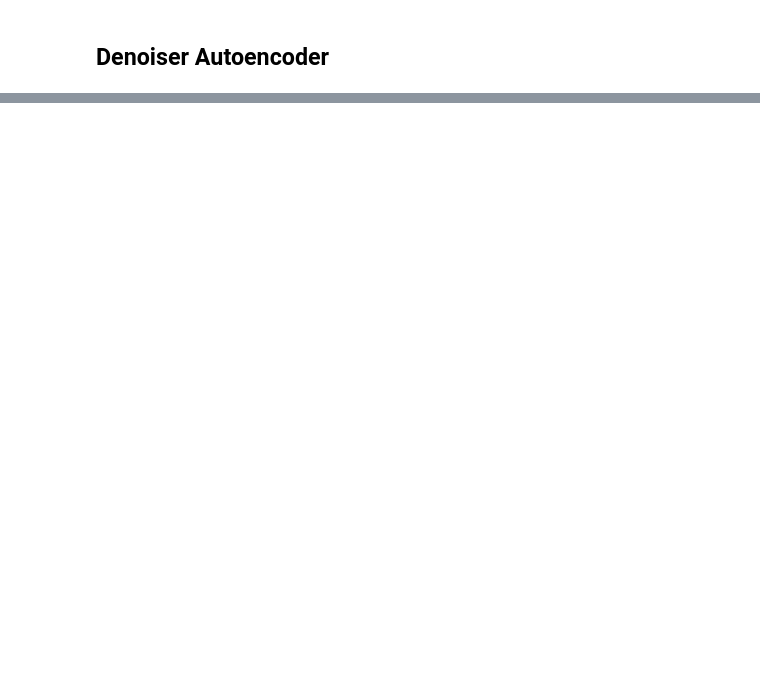
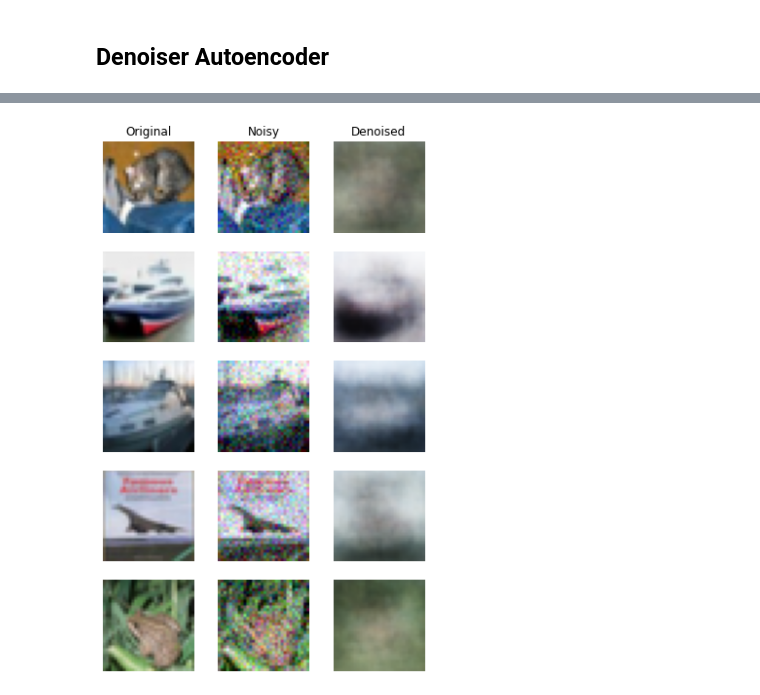
Before and after one commit to ashishthanki/MLProjects, a Jupyter notebook: SemiSupervisedLearning/CIFAR10/AutoEncoderCIFAR10.ipynb, the cells around one changed output, grey strips where cells are left out. Saved outputs shown, nothing was run; the diff lists cells and outputs as text; code cells hidden in the pictures; blank space fills up the shorter version.

```diff
--- a/SemiSupervisedLearning/CIFAR10/AutoEncoderCIFAR10.ipynb
+++ b/SemiSupervisedLearning/CIFAR10/AutoEncoderCIFAR10.ipynb
@@ -82,2 +92,8 @@ np.random.seed(42)
+# %%
+def rounded_accuracy (y_true, y_pred):
+  """
+  Metric to use when comparing on and off pixels.
+  """
+  return keras.metrics.binary_accuracy(tf.round(y_true), tf.round(y_pred))
 # %% [markdown]
 ## Denoiser Autoencoder
@@ -91,0 +122,3 @@ np.random.seed(42)
+# %%
+denoise_ae.fit(X_train, X_train, epochs=10,
+                           validation_data=(X_valid, X_valid))
@@ -91,0 +147,26 @@ np.random.seed(42)
+# %%
+n_images = 5
+new_images = X_test[:n_images]
+new_images_noisy = new_images + np.random.randn(n_images, 32, 32, 3) * 0.1
+new_images_denoised = denoise_ae.predict(new_images_noisy)
+
+plt.figure(figsize=(6, n_images * 2))
+for index in range(n_images):
+    plt.subplot(n_images, 3, index * 3 + 1)
+    plt.imshow(new_images[index])
+    plt.axis('off')
+    if index == 0:
+        plt.title("Original")
+    plt.subplot(n_images, 3, index * 3 + 2)
+    plt.imshow(np.clip(new_images_noisy[index], 0., 1.))
+    plt.axis('off')
+    if index == 0:
+        plt.title("Noisy")
+    plt.subplot(n_images, 3, index * 3 + 3)
+    plt.imshow(new_images_denoised[index])
+    plt.axis('off')
+    if index == 0:
+        plt.title("Denoised")
+plt.show()
+# %% [output]
+[figure, added]
```
Also changed, not shown: parts of 17 cells of this notebook.
